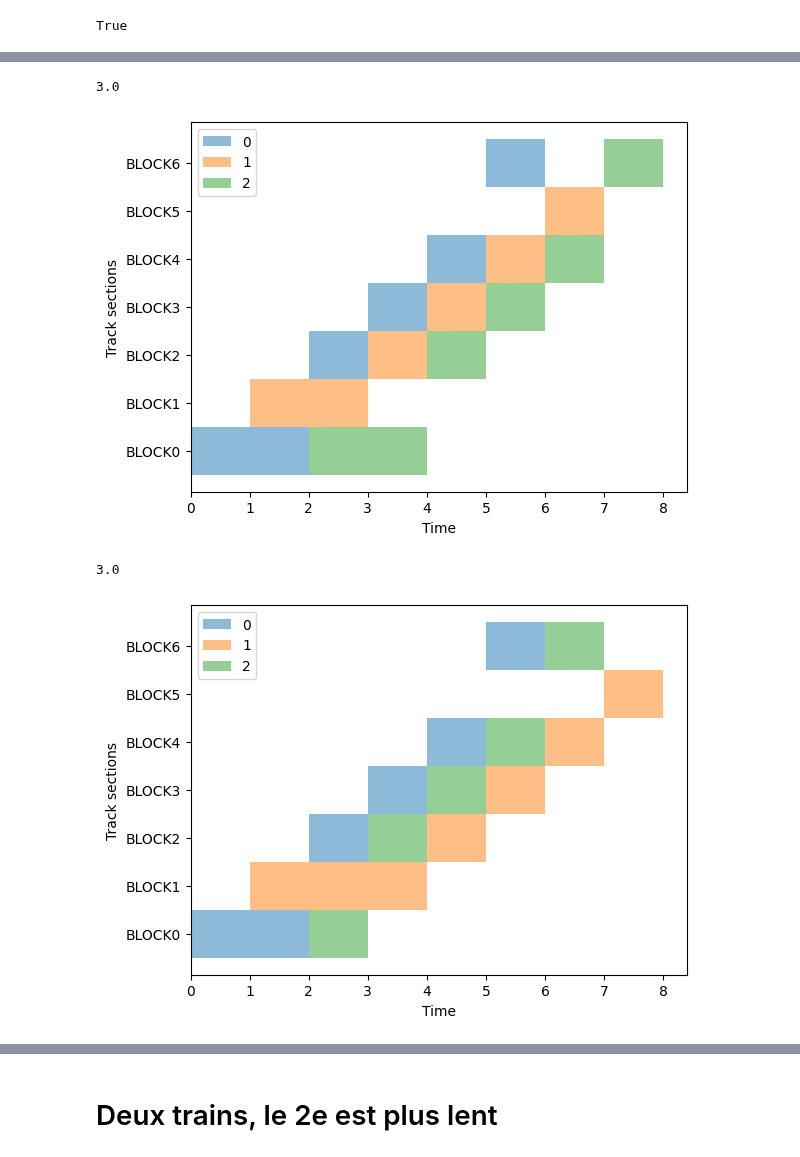
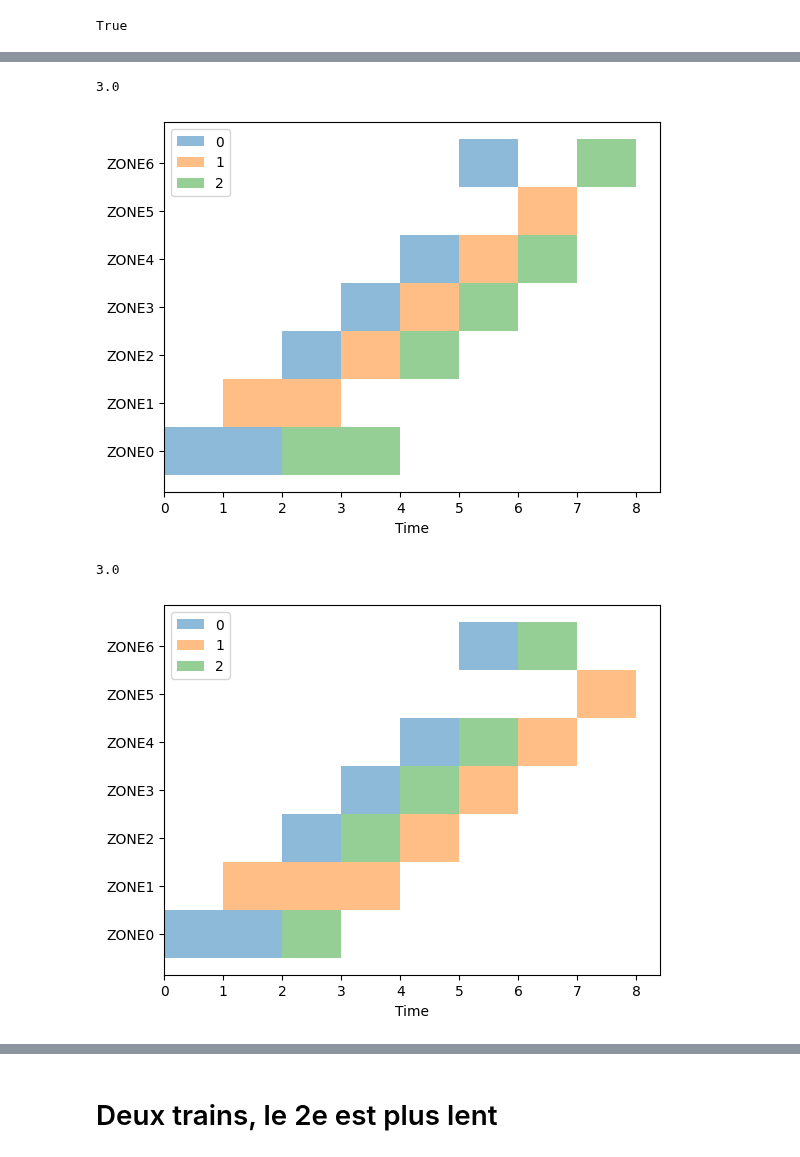
Before and after one commit to y-plus/pyOSRD, a Jupyter notebook: notebooks_explo/schedules/schedules_examples.ipynb, the cells around one changed output, grey strips where cells are left out. Saved outputs shown, nothing was run; the diff lists cells and outputs as text; code cells hidden in the pictures.

```diff
--- a/notebooks_explo/schedules/schedules_examples.ipynb
+++ b/notebooks_explo/schedules/schedules_examples.ipynb
@@ -47,7 +52,7 @@ schedule.df.at[3, 2] =  [4, 5]
 schedule.df.at[4, 2] =  [5, 6]
 schedule.df.at[6, 2] =  [6, 7]
 
-schedule._df.index = 'BLOCK' + schedule._df.index.astype(str)
+schedule._df.index = 'ZONE' + schedule._df.index.astype(str)
 # %%
 schedule.df
 # %% [output]
@@ -88,6 +93,6 @@ True
 # %%
 schedule
 # add_delay(schedule, 0, 0, 1)
-schedule.add_delay( 0, 'BLOCK0', 1.).plot()
+schedule.add_delay( 0, 'ZONE0', 1.).plot()
 # add_delay(schedule, 0, 3, 3)
 # %% [output]
@@ -104,6 +109,6 @@ Wall time: 47.2 µs
 [0, 1, 2]
 # %%
-m = schedule.add_delay(0, 'BLOCK0', 1)
+m = schedule.add_delay(0, 'ZONE0', 1)
 m.conflicts(0)
 # %% [output]
 |  | 1 | 2 |
@@ -138,4 +143,4 @@ mprime1.total_delay_at_stations(schedule, [4, 5])
 # %%
-m2=m.shift_train_after(train2, train1, 'BLOCK2')
+m2=m.shift_train_after(train2, train1, 'ZONE2')
 m2.plot()
 # %% [output]
@@ -144,16 +149,16 @@ m2.plot()
 # %%
-m3=m2.shift_train_after(train3, train2, 'BLOCK2')
+m3=m2.shift_train_after(train3, train2, 'ZONE2')
 m3.plot()
-m3.total_delay_at_stations(schedule, ['BLOCK5','BLOCK6'])
+m3.total_delay_at_stations(schedule, ['ZONE5','ZONE6'])
 # %% [output]
 3.0
-[figure, old version]
+[figure, new version]
 # %%
-m4=m2.shift_train_after(train2, train3, 'BLOCK2')
+m4=m2.shift_train_after(train2, train3, 'ZONE2')
 m4.plot()
-m4.total_delay_at_stations(schedule, ['BLOCK5','BLOCK6'])
+m4.total_delay_at_stations(schedule, ['ZONE5','ZONE6'])
 # %% [output]
 3.0
-[figure, old version]
+[figure, new version]
 # %%
 %time
```
Also changed, not shown: parts of 19 cells of this notebook, 4 other files.
